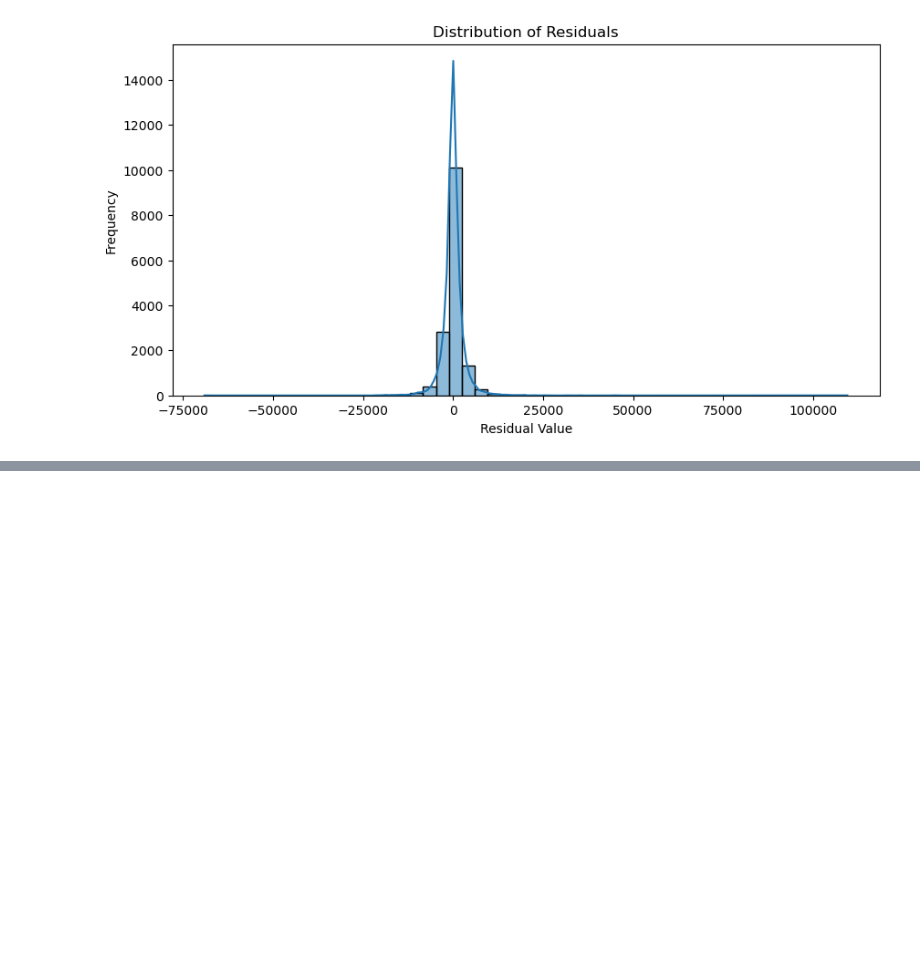
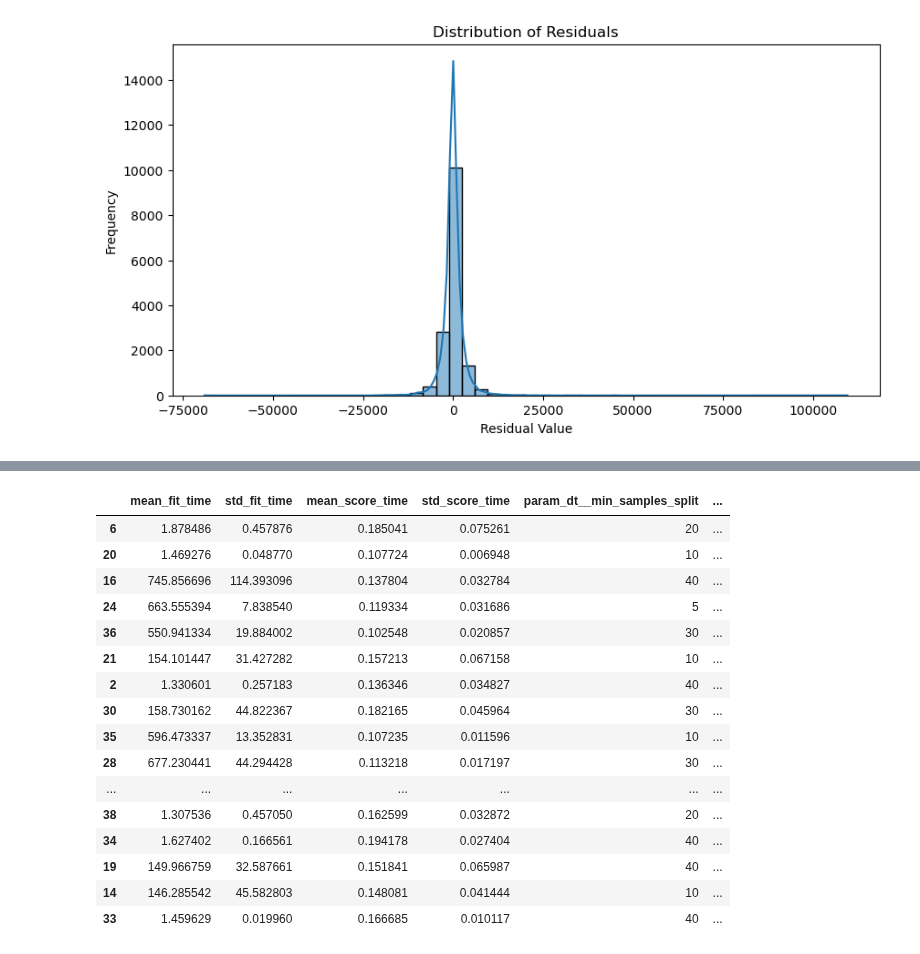
Before and after one commit to miguelrebelo291/Expediting-Car-Evaluations-with-ML, a Jupyter notebook: notebooks/model.ipynb, the cells around one changed output, grey strips where cells are left out. Saved outputs shown, nothing was run; the diff lists cells and outputs as text; code cells hidden in the pictures; blank space fills up the shorter version.

```diff
--- a/notebooks/model.ipynb
+++ b/notebooks/model.ipynb
@@ -769,0 +799,30 @@ plt.show()
+# %%
+dt_pipe = Pipeline([
+    ("prep", pipe_preprocessor),
+    ("dt", DecisionTreeRegressor(random_state=42))
+])
+# %%
+param_dist = {
+    "dt__criterion": ["squared_error", "absolute_error"],
+    "dt__max_depth": [5, 8, 15, 30, None],
+    "dt__min_samples_split": [5, 10, 20, 30, 40],
+    "dt__min_samples_leaf": [5, 10, 20, 30],
+    "dt__max_features": [None, "sqrt", "log2"],
+    "dt__ccp_alpha": [0.0001, 0.001, 0.01]
+    }
+# %%
+%%time
+
+search_dt = RandomizedSearchCV(
+    estimator=dt_pipe,
+    param_distributions=param_dist,
+    n_iter=40,
+    scoring="neg_mean_absolute_error",
+    cv=5,
+    random_state=42,
+    n_jobs=-1,
+    verbose=1,
+    return_train_score=True
+)
+
+search_dt.fit(X, y)
@@ -769,0 +850,22 @@ plt.show()
+# %%
+cv_results = pd.DataFrame(search_dt.cv_results_)
+cv_results = cv_results.sort_values("mean_test_score", ascending = False)
+cv_results.head(20)
+# %% [output]
+|  | mean_fit_time | std_fit_time | mean_score_time | std_score_time | param_dt__min_samples_split | ... |
+| 6 | 1.878486 | 0.457876 | 0.185041 | 0.075261 | 20 | ... |
+| 20 | 1.469276 | 0.048770 | 0.107724 | 0.006948 | 10 | ... |
+| 16 | 745.856696 | 114.393096 | 0.137804 | 0.032784 | 40 | ... |
+| 24 | 663.555394 | 7.838540 | 0.119334 | 0.031686 | 5 | ... |
+| 36 | 550.941334 | 19.884002 | 0.102548 | 0.020857 | 30 | ... |
+| 21 | 154.101447 | 31.427282 | 0.157213 | 0.067158 | 10 | ... |
+| 2 | 1.330601 | 0.257183 | 0.136346 | 0.034827 | 40 | ... |
+| 30 | 158.730162 | 44.822367 | 0.182165 | 0.045964 | 30 | ... |
+| 35 | 596.473337 | 13.352831 | 0.107235 | 0.011596 | 10 | ... |
+| 28 | 677.230441 | 44.294428 | 0.113218 | 0.017197 | 30 | ... |
+| ... | ... | ... | ... | ... | ... | ... |
+| 38 | 1.307536 | 0.457050 | 0.162599 | 0.032872 | 20 | ... |
+| 34 | 1.627402 | 0.166561 | 0.194178 | 0.027404 | 40 | ... |
+| 19 | 149.966759 | 32.587661 | 0.151841 | 0.065987 | 40 | ... |
+| 14 | 146.285542 | 45.582803 | 0.148081 | 0.041444 | 10 | ... |
+| 33 | 1.459629 | 0.019960 | 0.166685 | 0.010117 | 40 | ... |
```
Also changed, not shown: parts of 15 cells of this notebook, 2 other files.
